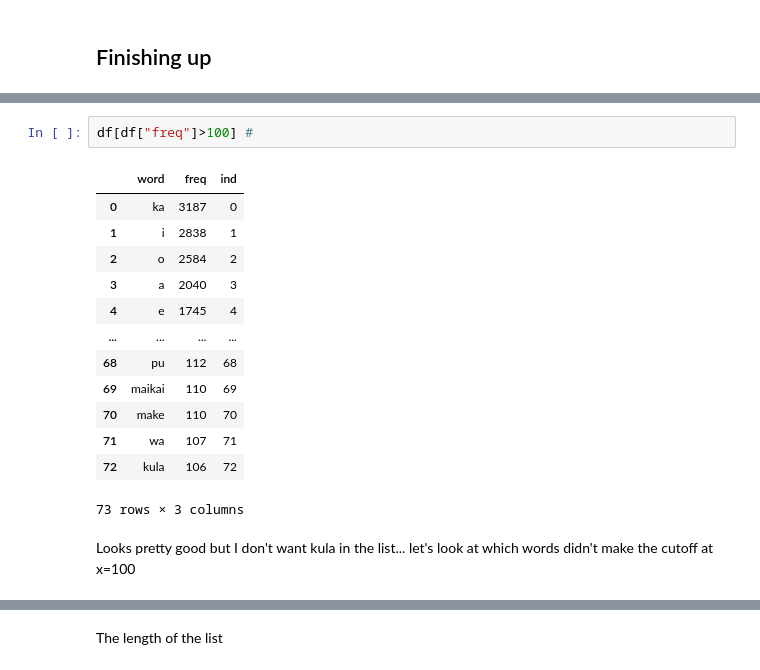
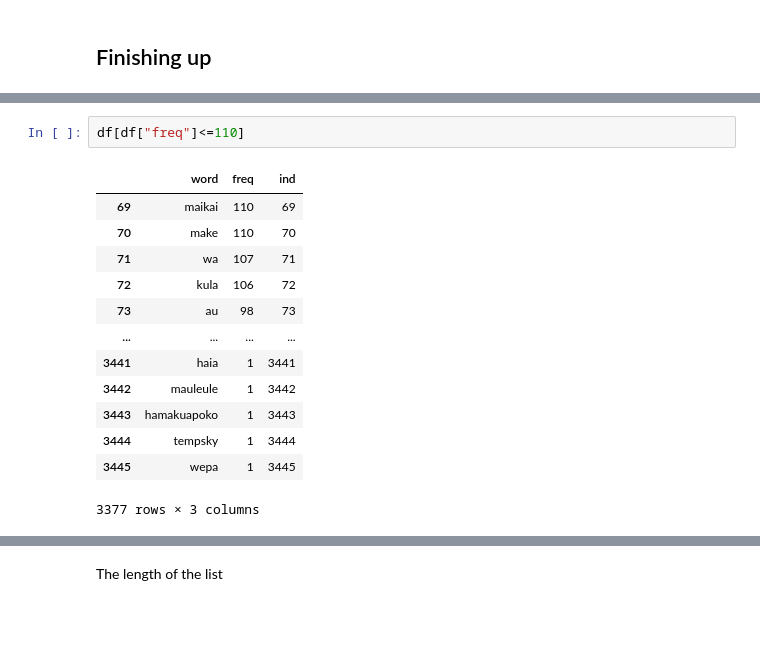
Before and after one commit to kolo-kaahanui/DataAnalytics, a Jupyter notebook: Project7.ipynb, the cells around one changed output, grey strips where cells are left out. Cells and saved outputs as stored; diff of their text form; blank space fills up the shorter version.

```diff
--- a/Project7.ipynb
+++ b/Project7.ipynb
@@ -181,18 +203,16 @@ Let's see which words would be included in the stopwords list with 100 as the cu
 # %%
-df[df["freq"]>100] #
+df[df["freq"]<=110]
 # %% [output]
 |  | word | freq | ind |
-| 0 | ka | 3187 | 0 |
-| 1 | i | 2838 | 1 |
-| 2 | o | 2584 | 2 |
-| 3 | a | 2040 | 3 |
-| 4 | e | 1745 | 4 |
-| ... | ... | ... | ... |
-| 68 | pu | 112 | 68 |
 | 69 | maikai | 110 | 69 |
 | 70 | make | 110 | 70 |
 | 71 | wa | 107 | 71 |
 | 72 | kula | 106 | 72 |
+| 73 | au | 98 | 73 |
+| ... | ... | ... | ... |
+| 3441 | haia | 1 | 3441 |
+| 3442 | mauleule | 1 | 3442 |
+| 3443 | hamakuapoko | 1 | 3443 |
+| 3444 | tempsky | 1 | 3444 |
+| 3445 | wepa | 1 | 3445 |
-73 rows × 3 columns
+3377 rows × 3 columns
-# %% [markdown]
-Looks pretty good but I don't want kula in the list... let's look at which words didn't make the cutoff at x=100
```
Also changed, not shown: parts of 17 cells of this notebook, 1 other file.
